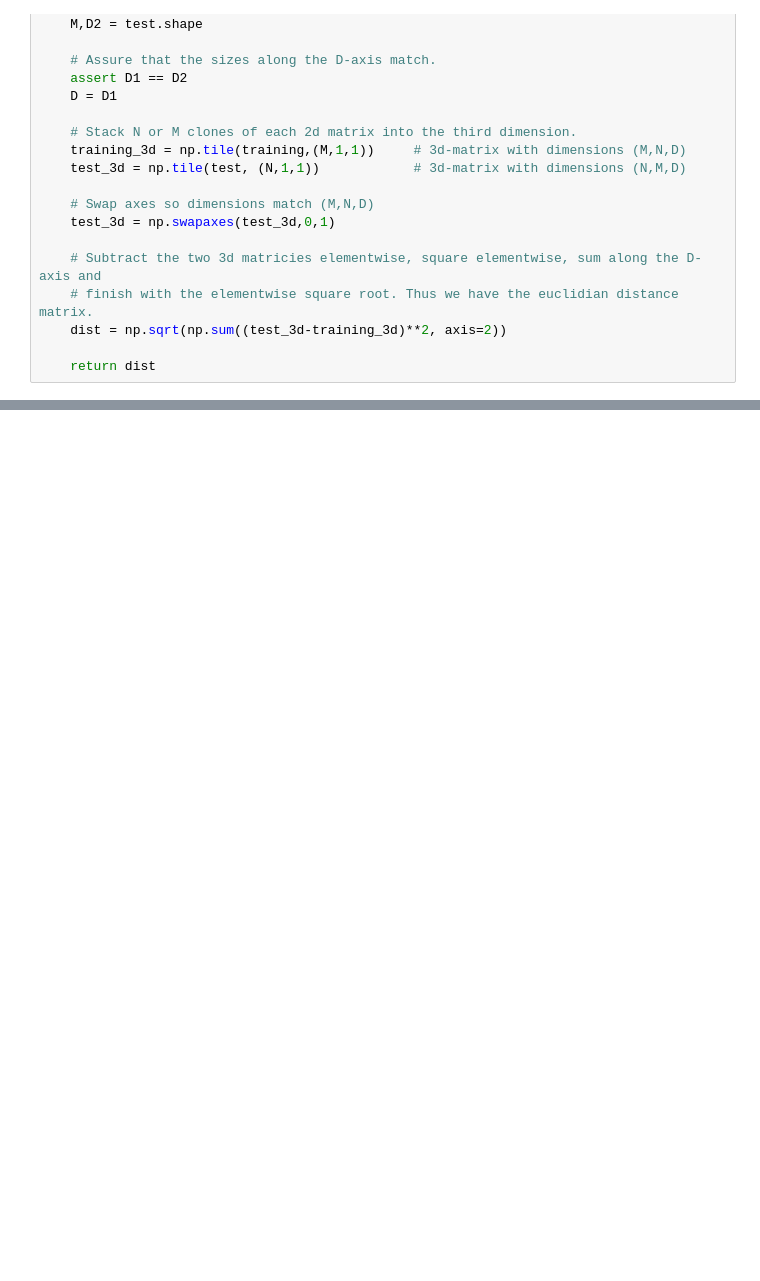
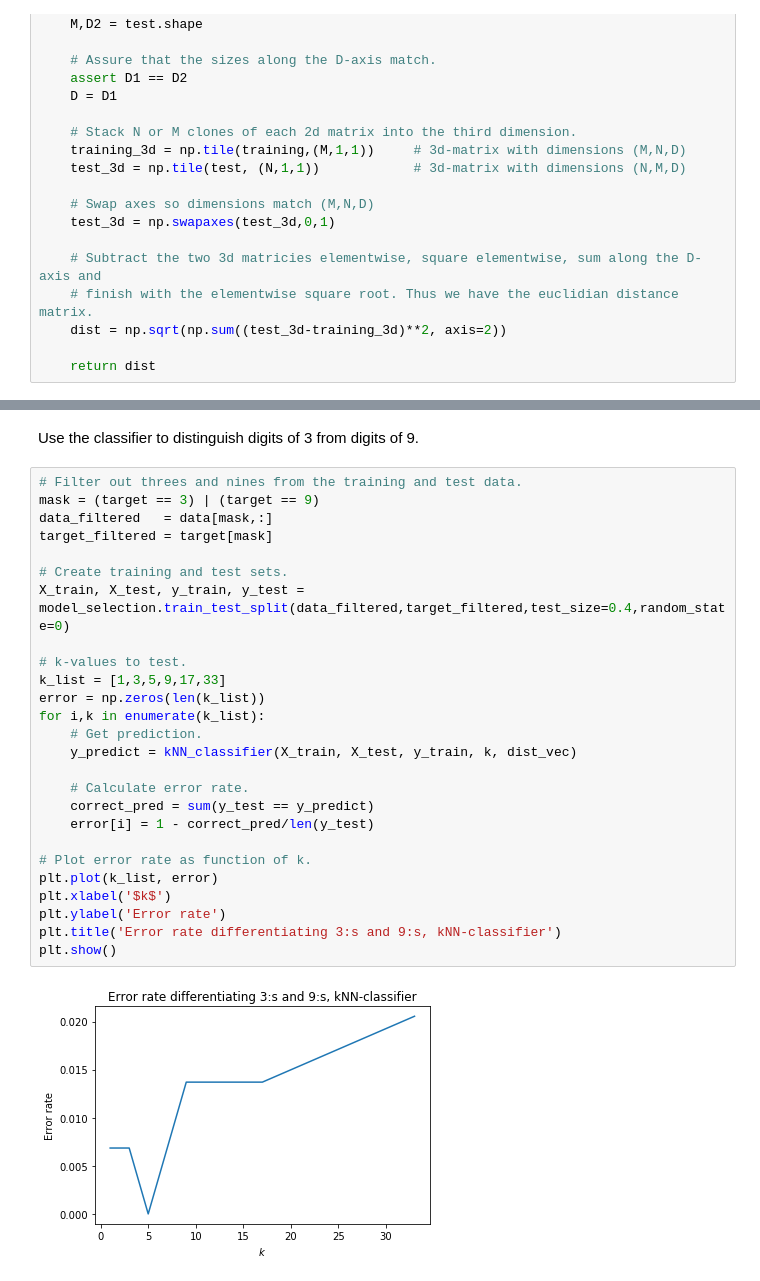
Before and after one commit to eliaserland/heidelberg-courses, a Jupyter notebook: machine-learning/problem-set-2/nearest-neighbor.ipynb, the cells around one changed output, grey strips where cells are left out. Drawn from its saved outputs; the diff is of its cells as text; blank space fills up the shorter version.

```diff
--- a/machine-learning/problem-set-2/nearest-neighbor.ipynb
+++ b/machine-learning/problem-set-2/nearest-neighbor.ipynb
@@ -157,0 +202,30 @@ Time elapsed for dist_vec(): 0.37 s
+# %% [markdown]
+Use the classifier to distinguish digits of 3 from digits of 9.
+# %%
+# Filter out threes and nines from the training and test data.
+mask = (target == 3) | (target == 9)
+data_filtered   = data[mask,:]
+target_filtered = target[mask]
+
+# Create training and test sets.
+X_train, X_test, y_train, y_test = model_selection.train_test_split(data_filtered,target_filtered,test_size=0.4,random_state=0)
+
+# k-values to test.
+k_list = [1,3,5,9,17,33]
+error = np.zeros(len(k_list))
+for i,k in enumerate(k_list):
+    # Get prediction.
+    y_predict = kNN_classifier(X_train, X_test, y_train, k, dist_vec)
+
+    # Calculate error rate.
+    correct_pred = sum(y_test == y_predict)
+    error[i] = 1 - correct_pred/len(y_test)
+
+# Plot error rate as function of k.
+plt.plot(k_list, error)
+plt.xlabel('$k$')
+plt.ylabel('Error rate')
+plt.title('Error rate differentiating 3:s and 9:s, kNN-classifier')
+plt.show()
+# %% [output]
+[figure, added]
```
Also changed, not shown: parts of 4 cells of this notebook.
